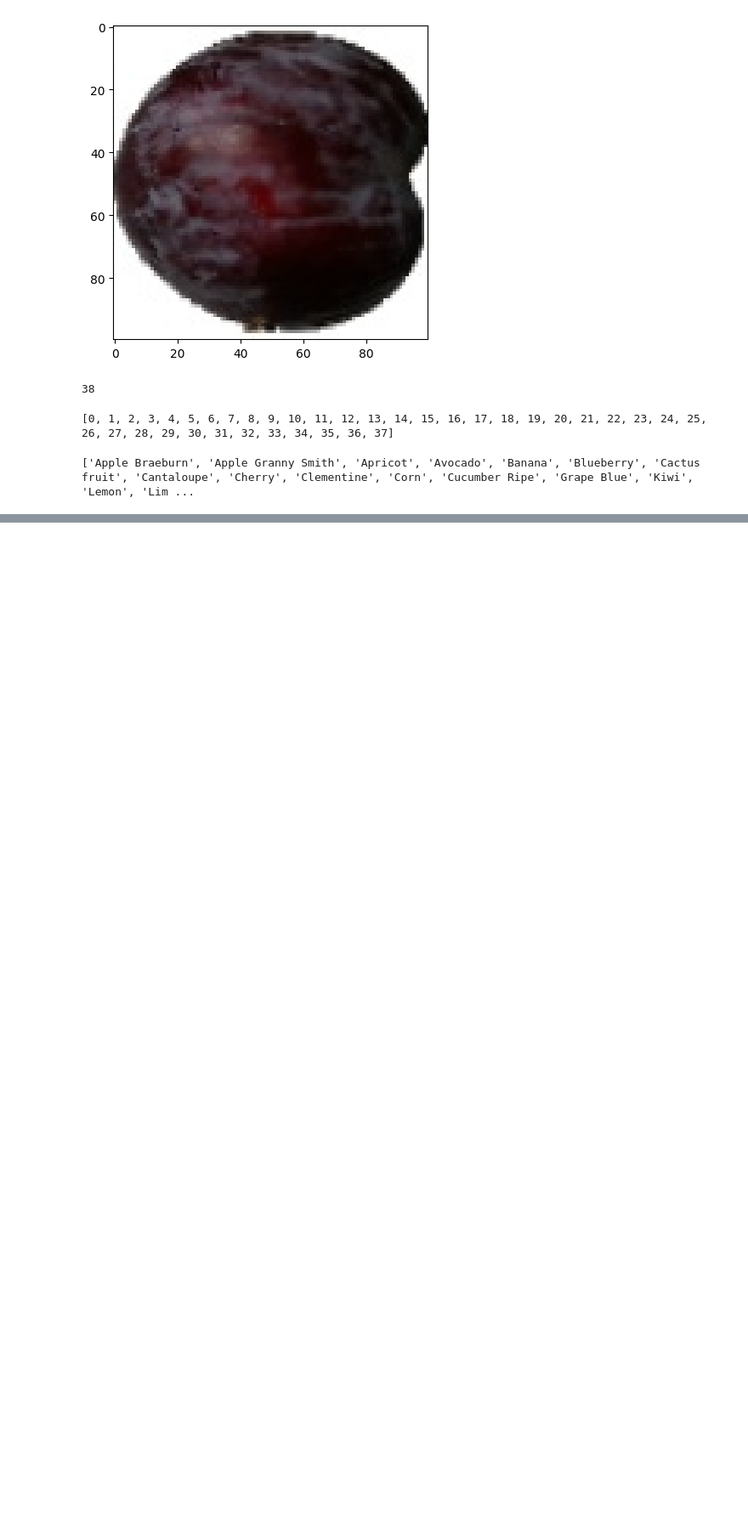
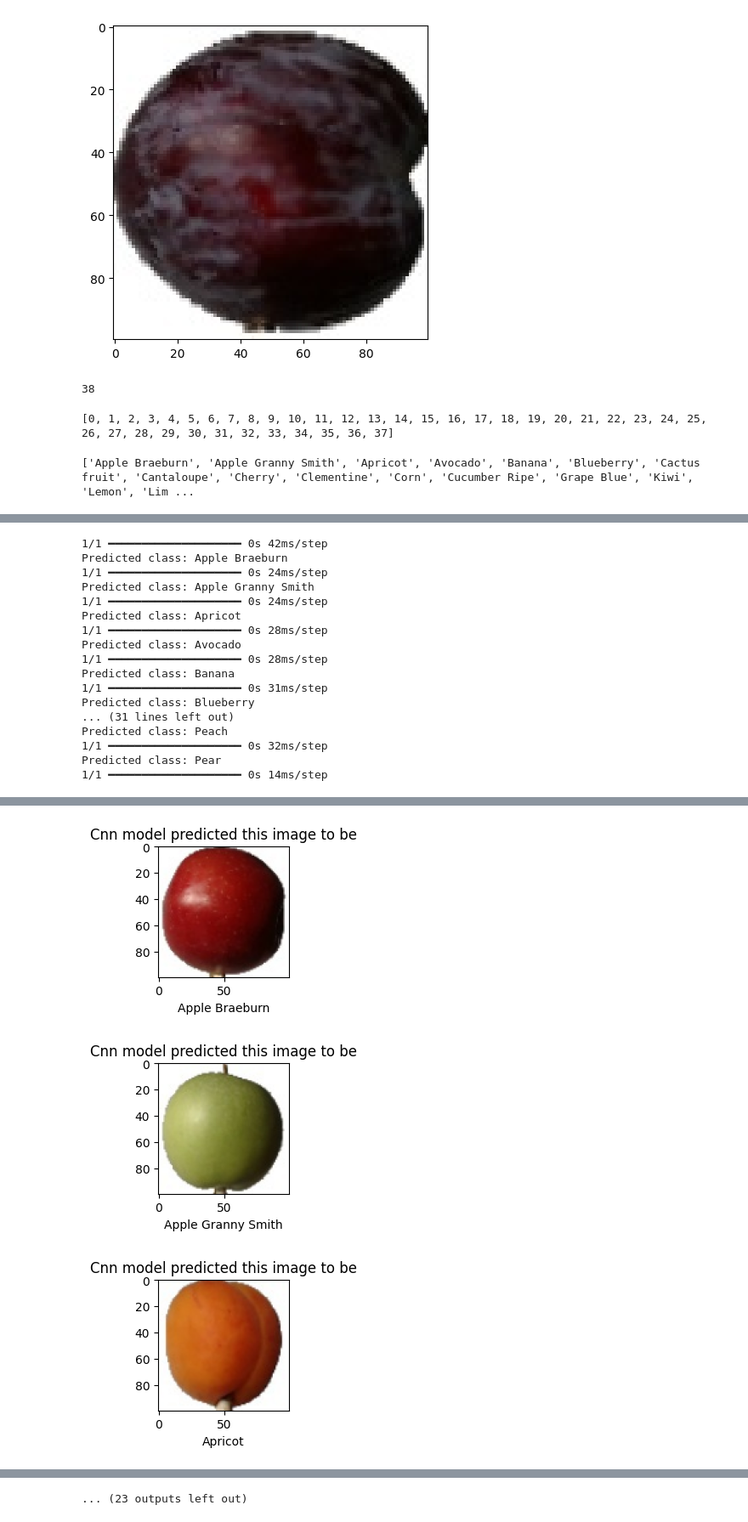
Before and after one commit to KyleKinsella/Data-Science-Machine-Learning-Code, a Jupyter notebook: Semester2MLProjects/Neural Networks/cnn.ipynb, the cells around one changed output, grey strips where cells are left out. Shown at 85% size. Saved outputs shown, nothing was run; the diff lists cells and outputs as text; code cells hidden in the pictures; blank space fills up the shorter version.

```diff
--- a/Semester2MLProjects/Neural Networks/cnn.ipynb
+++ b/Semester2MLProjects/Neural Networks/cnn.ipynb
@@ -80,0 +298,21 @@ getFruitImage()
+# %%
+for i in range(len(typesOfImages)):
+    cnnPredictFruit(i)
+# %% [output]
+1/1 ━━━━━━━━━━━━━━━━━━━━ 0s 42ms/step
+Predicted class: Apple Braeburn
+1/1 ━━━━━━━━━━━━━━━━━━━━ 0s 24ms/step
+Predicted class: Apple Granny Smith
+1/1 ━━━━━━━━━━━━━━━━━━━━ 0s 24ms/step
+Predicted class: Apricot
+1/1 ━━━━━━━━━━━━━━━━━━━━ 0s 28ms/step
+Predicted class: Avocado
+1/1 ━━━━━━━━━━━━━━━━━━━━ 0s 28ms/step
+Predicted class: Banana
+1/1 ━━━━━━━━━━━━━━━━━━━━ 0s 31ms/step
+Predicted class: Blueberry
+... (31 lines left out)
+Predicted class: Peach
+1/1 ━━━━━━━━━━━━━━━━━━━━ 0s 32ms/step
+Predicted class: Pear
+1/1 ━━━━━━━━━━━━━━━━━━━━ 0s 14ms/step
@@ -80,0 +339,3 @@ getFruitImage()
+[figure, added]
+[figure, added]
+[figure, added]
@@ -80,0 +349 @@ getFruitImage()
+... (23 outputs left out)
```
Also changed, not shown: parts of 19 cells of this notebook.
